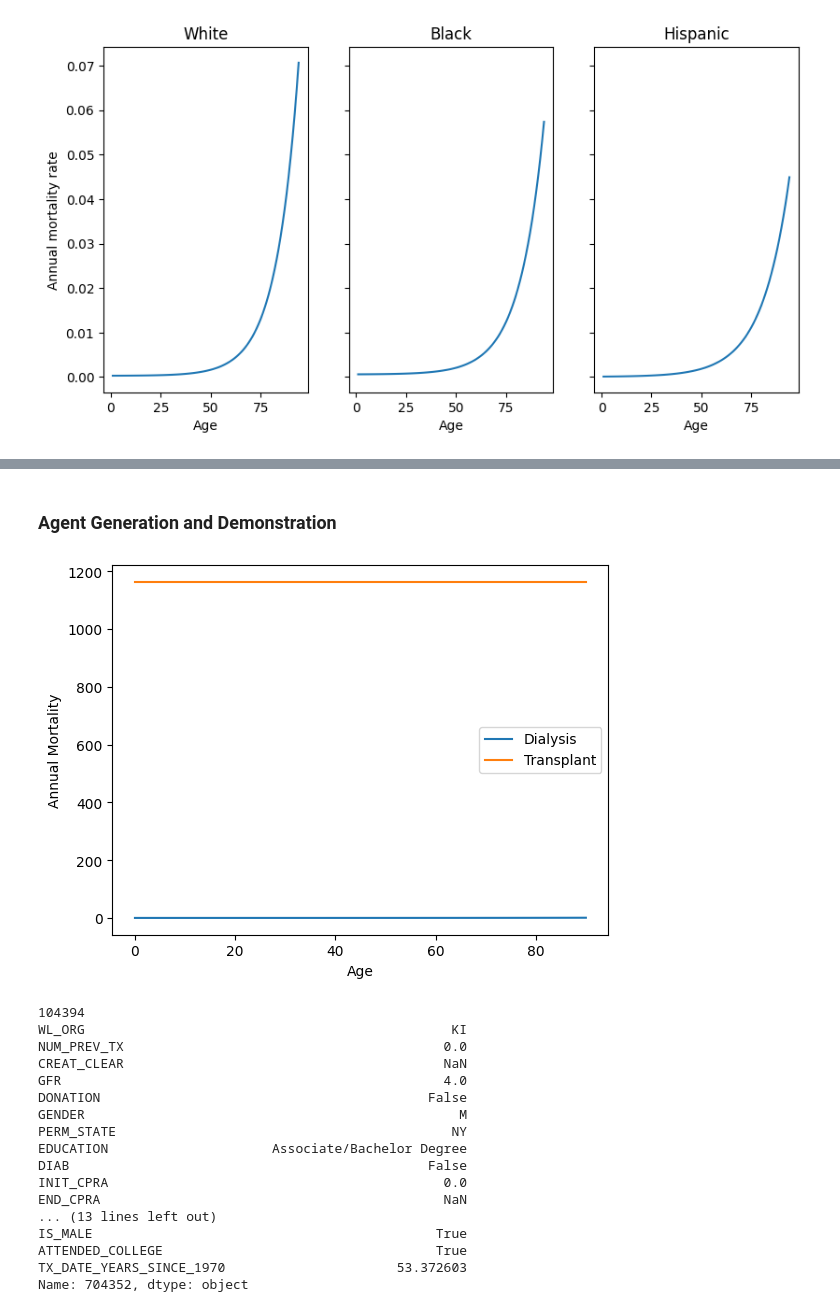
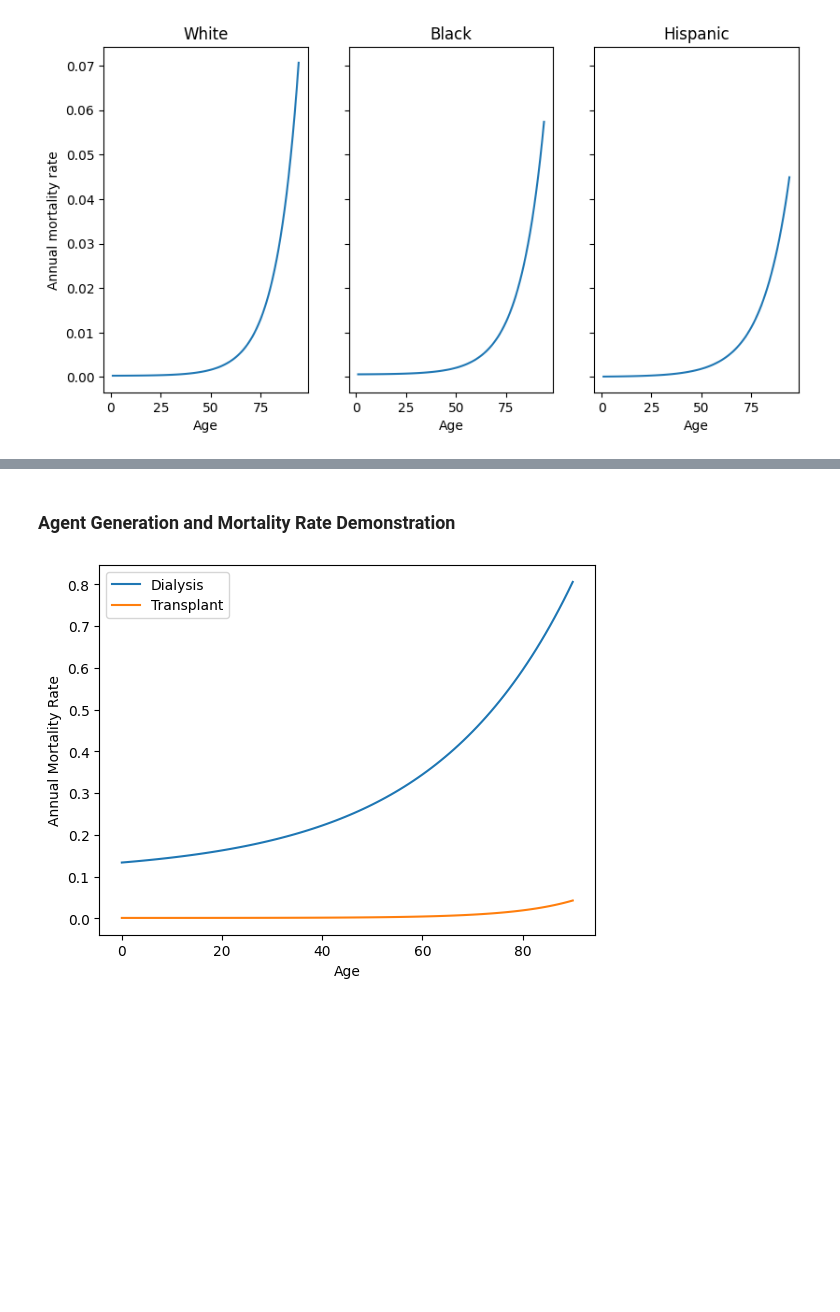
Before and after one commit to dabslee/Kidney_Analysis, a Jupyter notebook: transplant_market/recipients.ipynb, the cells around one changed output, grey strips where cells are left out. Cells and saved outputs as stored; diff of their text form; code cells hidden in the pictures; blank space fills up the shorter version.

```diff
--- a/transplant_market/recipients.ipynb
+++ b/transplant_market/recipients.ipynb
@@ -32,6 +32,9 @@ included_rows = [
     68, # COMPOSITE_DEATH_DATE - Death date
     67, # DAYSWAIT_ALLOC - official waiting time for allocation priority as measured by the OPTN standards
     194, # DON_TY - Decreased or living donor
+    64, # PT_CODE - Encrypted patient identifier
+    414, # TRR_ID_CODE - Encrypted transplant identifier
+    99, # WORK_INCOME_TCR - Do they work for an income?
 ]
 kidpan_data = pd.read_csv(
     "C:/Users/brand/Desktop/STAR_Delimited/Delimited Text File 202312/Kidney_ Pancreas_ Kidney-Pancreas/KIDPAN_DATA.DAT",
@@ -100,11 +103,17 @@ kidpan_data = kidpan_data.replace({
         4 : "Other",
         5 : np.nan,
         998 : np.nan,
+    },
+    "WORK_INCOME_TCR" : {
+        "Y" : True,
+        "N" : False,
+        "U" : np.nan,
     }
 })
 kidpan_data["PERM_STATE"] = kidpan_data["PERM_STATE"].replace("ZZ", np.nan)
 kidpan_data["DONATION"] = (kidpan_data["DONATION"] == "Y")
 kidpan_data["DIAB"] = (kidpan_data["DIAB"] != "No")
+kidpan_data["WORK_INCOME_TCR"] = kidpan_data["WORK_INCOME_TCR"].astype(bool)
 # %%
 # Create plot of total waitlist size over year
 dates = np.linspace(1970,2023,2023-1970+1)
@@ -433,5 +548,5 @@ Hispanic fit:   h(Age) = 0.000023 exp(0.083532 Age) + 0.000000 Age_of_transplant
 # %% [markdown]
-### Agent Generation and Demonstration
+### Agent Generation and Mortality Rate Demonstration
 # %%
 def mortality_dialysis(profile, age):
     beta = 0.0064 * profile["GFR"] + 0.0362 * profile["DIAB"]
@@ -444,40 +559,20 @@ def mortality_dialysis(profile, age):
 
 def mortality_transplant(profile, age_of_transplant, waitlist_time, age):
     prior_transplant = (profile["NUM_PREV_TX"] > 0)
-    coeffs = potrm[profile["ETHCAT"]]
     # return coeffs[0] * np.exp(coeffs[1] * (age - age_of_transplant)) + coeffs[2] * waitlist_time + coeffs[3] * prior_transplant + coeffs[4] * profile["DIAB"] + coeffs[5] * profile["GFR"]
-    return coeffs[0] * np.exp(coeffs[1] * age) + coeffs[2]*age_of_transplant + coeffs[3]*waitlist_time + coeffs[4]*prior_transplant + coeffs[5]*profile["DIAB"] + coeffs[6]*profile["GFR"]
+    return popt[0] * np.exp(popt[1] * age) + popt[2]*age_of_transplant + popt[3]*waitlist_time + popt[4]*prior_transplant + popt[5]*profile["DIAB"] + popt[6]*profile["GFR"] + popt[7]*(profile["ETHCAT"] == "White")
 # %%
+np.random.seed(1)
 profile_index = np.random.randint(0,kidpan_data.shape[0])
 profile = kidpan_data.iloc[profile_index]
 
 age_vector = np.linspace(0,90,100)
 plt.plot(age_vector, mortality_dialysis(profile, age_vector), label="Dialysis")
 plt.plot(age_vector, mortality_transplant(profile, (profile["TX_DATE"] - profile["INIT_DATE"]).days/365 + profile["INIT_AGE"], profile["DAYSWAIT_ALLOC"], age_vector), label="Transplant")
 
 plt.xlabel("Age")
-plt.ylabel("Annual Mortality")
+plt.ylabel("Annual Mortality Rate")
 plt.legend()
 plt.show()
-
-print(profile_index)
-print(profile)
 # %% [output]
-[figure, old version]
+[figure, new version]
-104394
-WL_ORG                                               KI
-NUM_PREV_TX                                         0.0
-CREAT_CLEAR                                         NaN
-GFR                                                 4.0
-DONATION                                          False
-GENDER                                                M
-PERM_STATE                                           NY
-EDUCATION                     Associate/Bachelor Degree
-DIAB                                              False
-INIT_CPRA                                           0.0
-END_CPRA                                            NaN
-... (13 lines left out)
-IS_MALE                                            True
-ATTENDED_COLLEGE                                   True
-TX_DATE_YEARS_SINCE_1970                      53.372603
-Name: 704352, dtype: object
```
Also changed, not shown: parts of 9 cells of this notebook, 3 other files.
